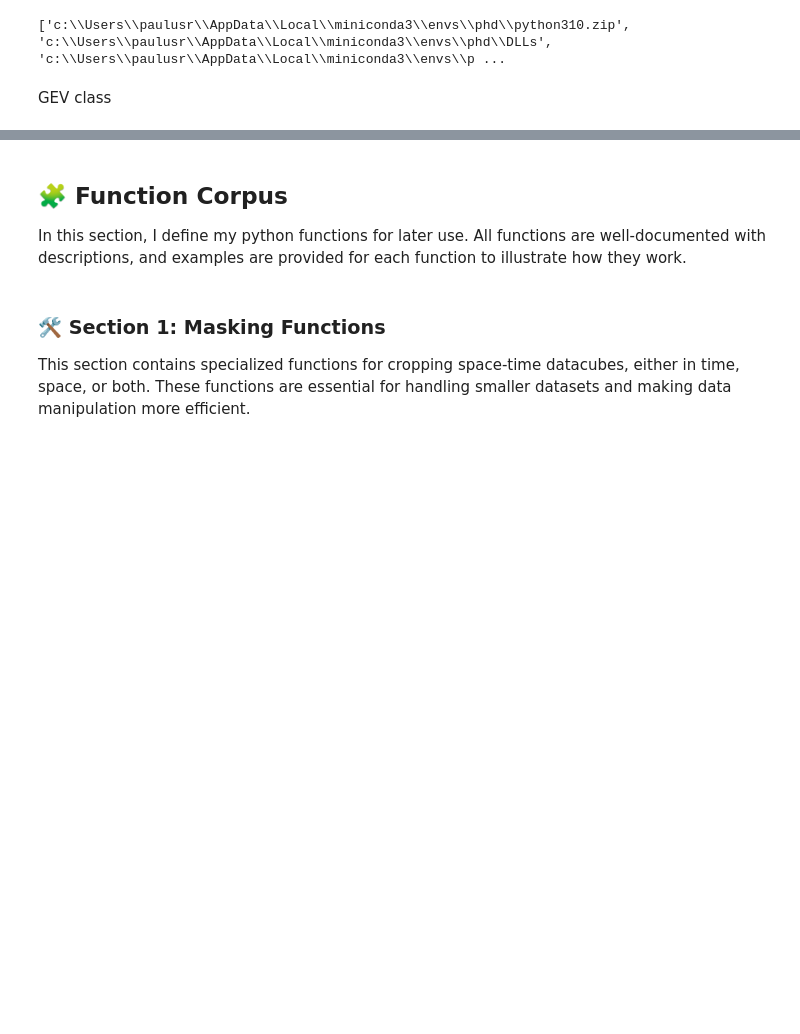
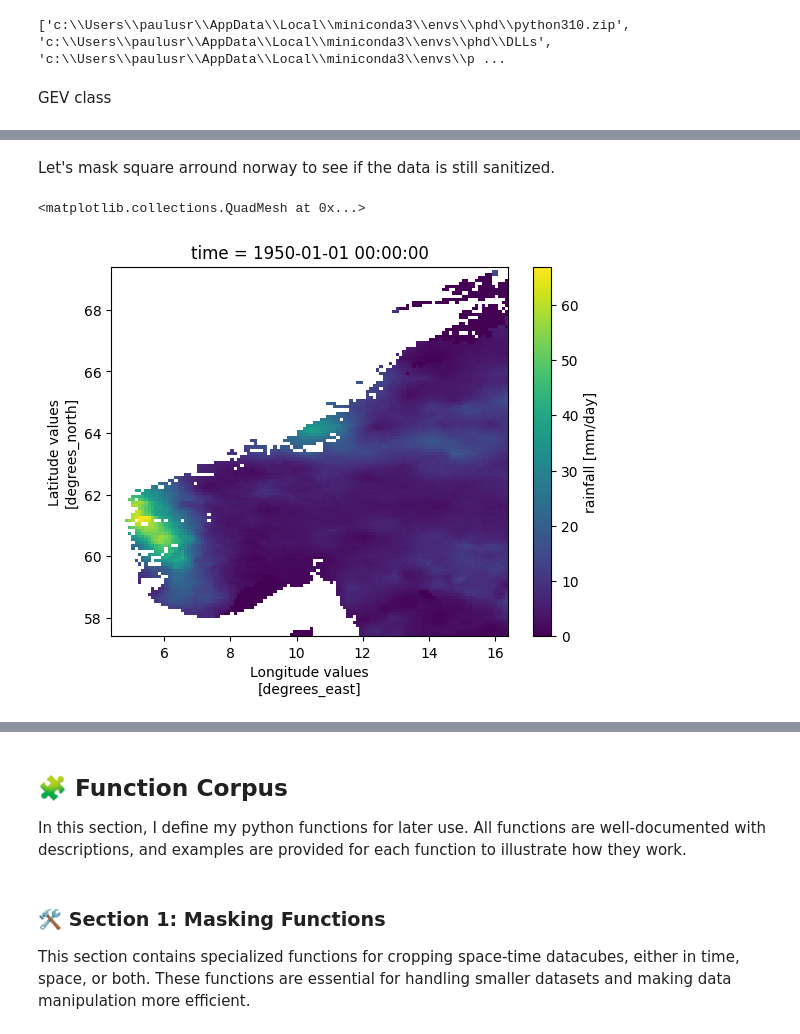
Before and after one commit to RPGSynth/EVT_Univariate, a Jupyter notebook: Exploration/main.ipynb, the cells around one changed output, grey strips where cells are left out. Cells and saved outputs as stored; diff of their text form; code cells hidden in the pictures; blank space fills up the shorter version.

```diff
--- a/Exploration/main.ipynb
+++ b/Exploration/main.ipynb
@@ -102,0 +114,17 @@ Notes: *** p<0.001, ** p<0.01, * p<0.05
+# %% [markdown]
+Let's mask square arround norway to see if the data is still sanitized.
+# %%
+center_coordinates = (10.39, 63.43)  # Center around Ahr-Eifel basin (longitude, latitude)
+side_length = 6
+data3 = mask_square(
+        data2,
+        center_coordinates,
+        side_length
+    )
+variable = data3["pr"].isel(time=0)
+variable.plot()
+
+#Mask square is still healthy
+# %% [output]
+<matplotlib.collections.QuadMesh at 0x...>
+[figure, added]
```
Also changed, not shown: parts of 7 cells of this notebook.
